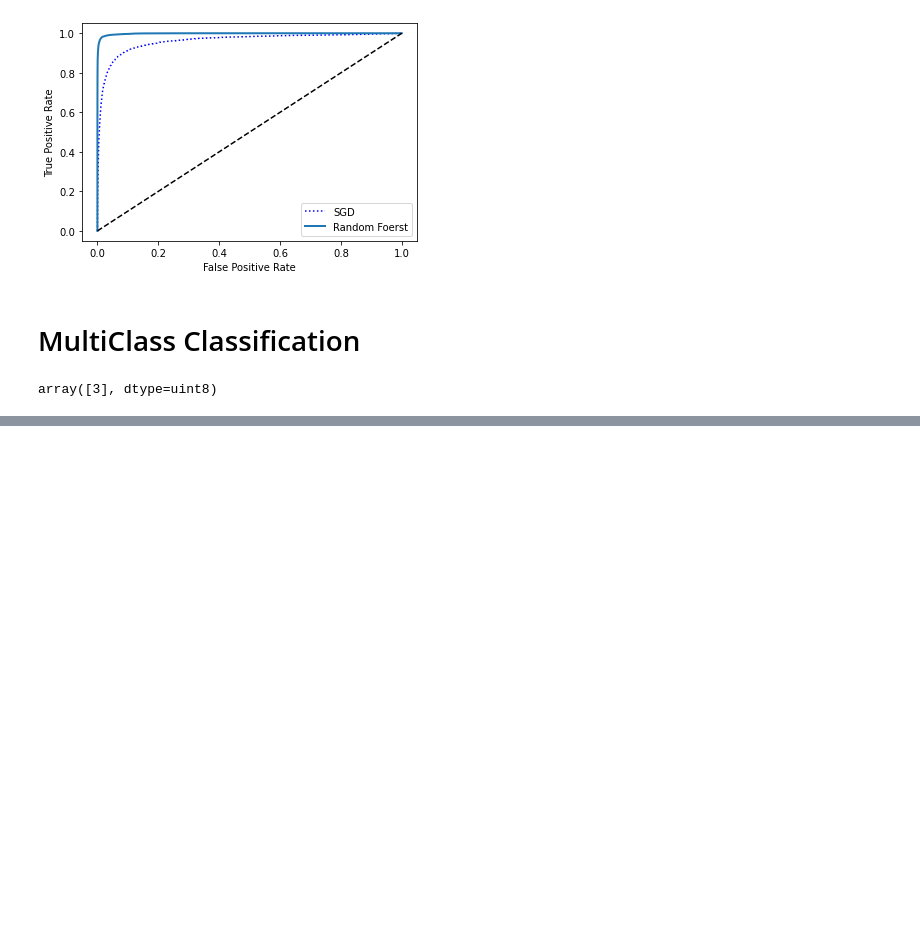
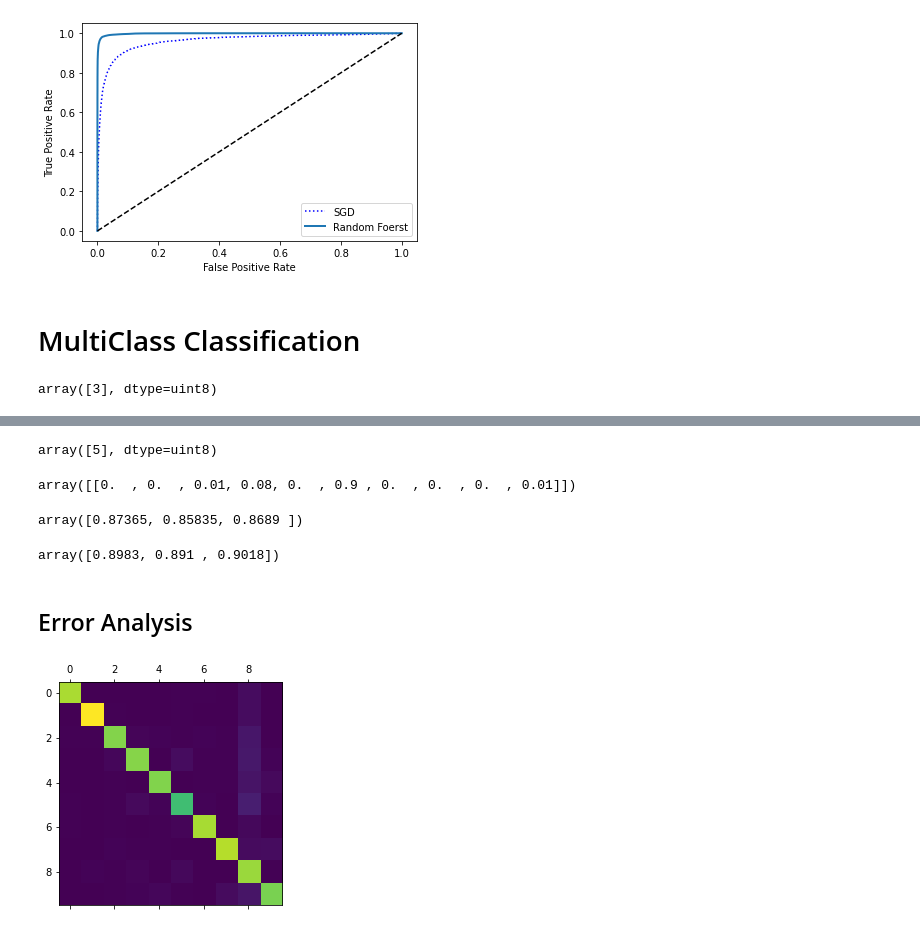
Before and after one commit to utshabkg/ML_Competition-AND-Practice, a Jupyter notebook: Practice/Hands on ML with Scikit Learn and TF/Chapter 3/MNIST.ipynb, the cells around one changed output, grey strips where cells are left out. Cells and saved outputs as stored; diff of their text form; code cells hidden in the pictures; blank space fills up the shorter version.

```diff
--- a/Practice/Hands on ML with Scikit Learn and TF/Chapter 3/MNIST.ipynb
+++ b/Practice/Hands on ML with Scikit Learn and TF/Chapter 3/MNIST.ipynb
@@ -220,0 +238,6 @@ array([3], dtype=uint8)
+# %%
+# sklearn OnevsOne strategy with SGD
+from sklearn.multiclass import OneVsOneClassifier as ovo
+ovo_clf = ovo(SGDClassifier(random_state=42))
+ovo_clf.fit(X_train, y_train)
+ovo_clf.predict([some_digit])
@@ -220,0 +250,31 @@ array([3], dtype=uint8)
+# %%
+#RFC
+forest_clf.fit(X_train, y_train)
+forest_clf.predict([some_digit])
+# %% [output]
+array([5], dtype=uint8)
+# %%
+forest_clf.predict_proba([some_digit])
+# %% [output]
+array([[0.  , 0.  , 0.01, 0.08, 0.  , 0.9 , 0.  , 0.  , 0.  , 0.01]])
+# %%
+#evaluation
+cross_val_score(sgd_clf, X_train, y_train, cv=3, scoring='accuracy')
+# %% [output]
+array([0.87365, 0.85835, 0.8689 ])
+# %%
+from sklearn.preprocessing import StandardScaler
+scaler = StandardScaler()
+X_train_scaled = scaler.fit_transform(X_train.astype(np.float64))
+cross_val_score(sgd_clf, X_train_scaled, y_train, cv=3, scoring='accuracy')
+# %% [output]
+array([0.8983, 0.891 , 0.9018])
+# %% [markdown]
+## Error Analysis
+# %%
+y_train_pred = cross_val_predict(sgd_clf, X_train_scaled, y_train, cv=3)
+cm = confusion_matrix(y_train, y_train_pred)
+plt.matshow(cm)
+plt.show()
+# %% [output]
+[figure, added]
```
Also changed, not shown: parts of 16 cells of this notebook.
